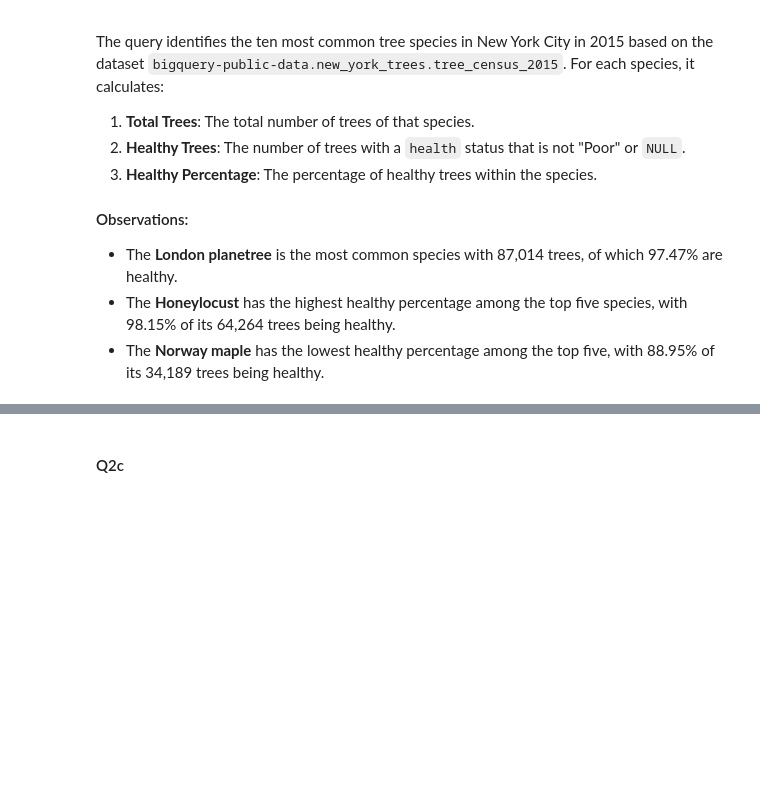
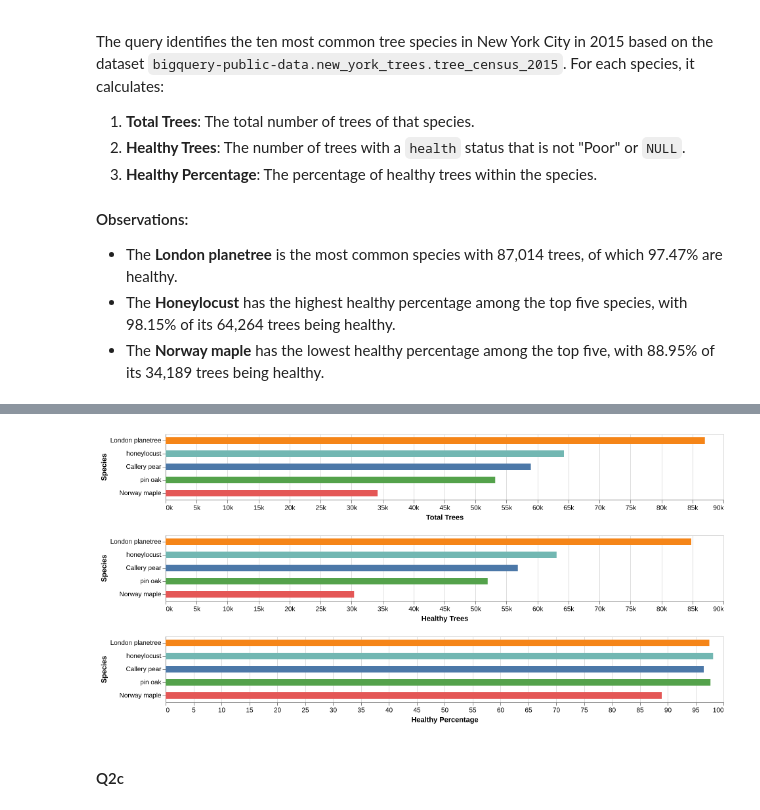
Before and after one commit to NathanP23/Big-Data-Mining-52002, a Jupyter notebook: MidTerm/MidTerm_52002_2024_25.ipynb, the cells around one changed output, grey strips where cells are left out. Drawn from its saved outputs; the diff is of its cells as text; code cells hidden in the pictures; blank space fills up the shorter version.

Commit message:
altair charts are supposed to be visible in preview

```diff
--- a/MidTerm/MidTerm_52002_2024_25.ipynb
+++ b/MidTerm/MidTerm_52002_2024_25.ipynb
@@ -184,6 +184,7 @@ The query identifies the ten most common tree species in New York City in 2015 b
 - The **Norway maple** has the lowest healthy percentage among the top five, with 88.95% of its 34,189 trees being healthy.
 # %%
 import altair as alt
+alt.renderers.enable('png')
 
 # Chart 1: Total Trees (Defines the sorting order)
 chart1 = alt.Chart(df2b.head()).mark_bar(size=10).encode(
@@ -225,3 +225,4 @@ chart1 & chart2 & chart3
+[figure, added]
 # %% [markdown]
 #### Q2c
 # %%
```
Also changed, not shown: parts of 3 cells of this notebook.
